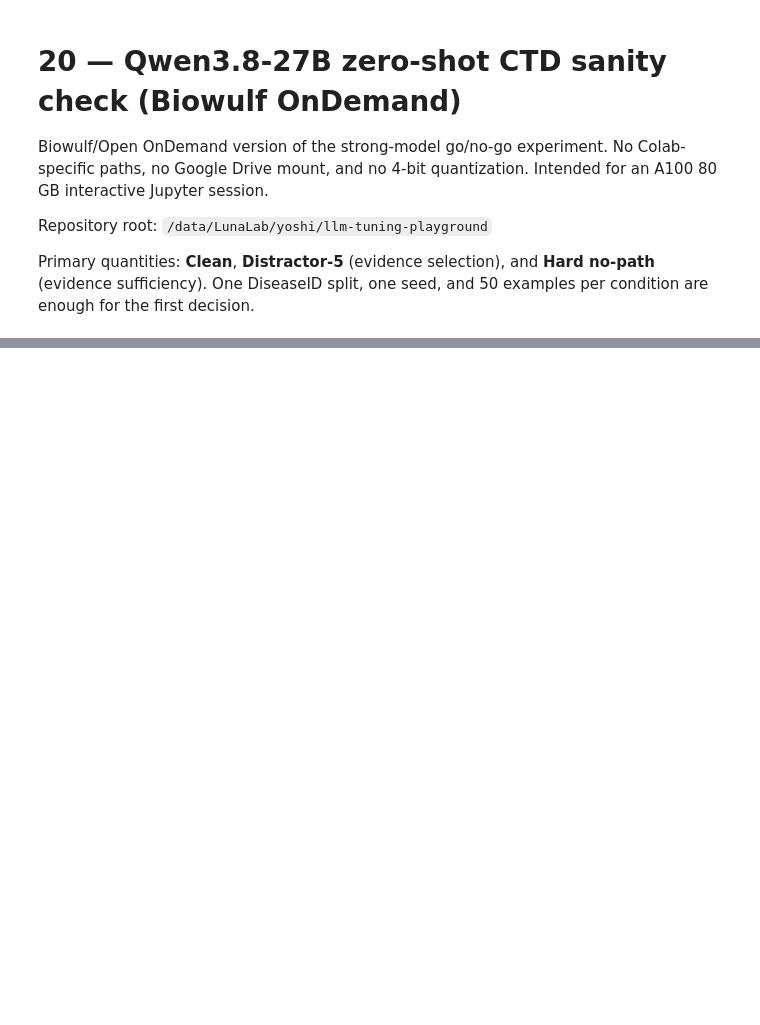
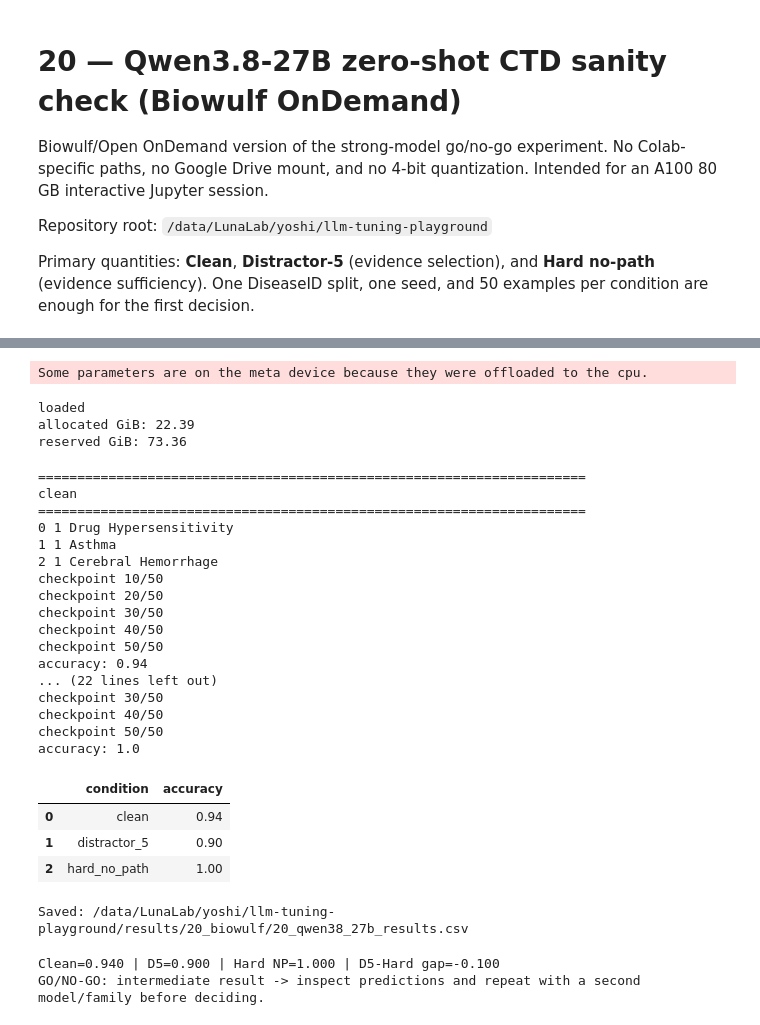
Before and after one commit to inoue0426/llm-post-training, a Jupyter notebook: notebooks/20_ctd_qwen38_27b_zero_shot_sanity_biowulf.ipynb, the cells around one changed output, grey strips where cells are left out. Cells and saved outputs as stored; diff of their text form; code cells hidden in the pictures; blank space fills up the shorter version.

```diff
--- a/notebooks/20_ctd_qwen38_27b_zero_shot_sanity_biowulf.ipynb
+++ b/notebooks/20_ctd_qwen38_27b_zero_shot_sanity_biowulf.ipynb
@@ -44,7 +62,7 @@ MODEL_NAME = 'Qwen/Qwen3.8-27B'
 SPLIT = 'DiseaseID'
 SEED = 1
 N_EVAL = 50
-MAX_NEW_TOKENS = 48
+MAX_NEW_TOKENS = 128
 
 assert torch.cuda.is_available(), 'No CUDA GPU is visible. Launch the OnDemand Jupyter session with an A100 GPU.'
 props = torch.cuda.get_device_properties(0)
@@ -179,8 +208,8 @@ print({k: len(v) for k, v in sets.items()})
 processor = AutoProcessor.from_pretrained(MODEL_NAME, trust_remote_code=True)
 model = AutoModelForMultimodalLM.from_pretrained(
     MODEL_NAME,
-    torch_dtype=torch.bfloat16,
-    device_map='auto',
+    dtype=torch.bfloat16,
+    device_map="auto",
     low_cpu_mem_usage=True,
     trust_remote_code=True,
 )
@@ -189,12 +218,21 @@ model.eval()
 print('loaded')
 print('allocated GiB:', round(torch.cuda.memory_allocated() / 1024**3, 2))
 print('reserved GiB:', round(torch.cuda.memory_reserved() / 1024**3, 2))
+# %% [output]
+Some parameters are on the meta device because they were offloaded to the cpu.
+loaded
+allocated GiB: 22.39
+reserved GiB: 73.36
 # %%
 def generate_one(prompt):
     messages = [{'role':'user', 'content':[{'type':'text', 'text':prompt}]}]
     inputs = processor.apply_chat_template(
-        messages, add_generation_prompt=True, tokenize=True,
-        return_dict=True, return_tensors='pt'
+        messages,
+        add_generation_prompt=True,
+        tokenize=True,
+        return_dict=True,
+        return_tensors="pt",
+        enable_thinking=False,
     )
     dev = next(model.parameters()).device
     inputs = {k: v.to(dev) if hasattr(v, 'to') else v for k, v in inputs.items()}
@@ -220,33 +258,56 @@ def score(item, pred):
 RESULT_CSV = OUT_DIR / '20_qwen38_27b_results.csv'
 SUMMARY_CSV = OUT_DIR / '20_qwen38_27b_summary.csv'
 
 rows = []
 for condition, items in sets.items():
     print('\n' + '=' * 70)
     print(condition)
     print('=' * 70)
     for i, item in enumerate(items):
         pred = generate_one(item['prompt'])
         ok = score(item, pred)
         rows.append({
             'model': MODEL_NAME, 'split': SPLIT, 'seed': SEED,
             'condition': condition, 'i': i, 'target': item['target'],
             'prediction': pred, 'correct': ok
         })
         if i < 3:
             print(i, ok, pred[:180])
         if (i + 1) % 10 == 0:
             pd.DataFrame(rows).to_csv(RESULT_CSV, index=False)
             print(f'checkpoint {i + 1}/{len(items)}')
     acc = np.mean([r['correct'] for r in rows if r['condition'] == condition])
     print('accuracy:', round(float(acc), 3))
 
 df = pd.DataFrame(rows)
 df.to_csv(RESULT_CSV, index=False)
 summary = df.groupby('condition', as_index=False).correct.mean().rename(columns={'correct':'accuracy'})
 summary.to_csv(SUMMARY_CSV, index=False)
 display(summary)
 print('Saved:', RESULT_CSV)
+# %% [output]
+======================================================================
+clean
+======================================================================
+0 1 Drug Hypersensitivity
+1 1 Asthma
+2 1 Cerebral Hemorrhage
+checkpoint 10/50
+checkpoint 20/50
+checkpoint 30/50
+checkpoint 40/50
+checkpoint 50/50
+accuracy: 0.94
+... (22 lines left out)
+checkpoint 30/50
+checkpoint 40/50
+checkpoint 50/50
+accuracy: 1.0
+|  | condition | accuracy |
+| 0 | clean | 0.94 |
+| 1 | distractor_5 | 0.90 |
+| 2 | hard_no_path | 1.00 |
+Saved: /data/LunaLab/yoshi/llm-tuning-playground/results/20_biowulf/20_qwen38_27b_results.csv
 # %%
 # Descriptive go/no-go rule — not a statistical test.
 m = dict(zip(summary.condition, summary.accuracy))
@@ -262,3 +323,6 @@ elif d5 >= 0.90 and hard <= 0.80:
     print('GO/NO-GO: clear selection-sufficiency dissociation persists -> worth continuing.')
 else:
     print('GO/NO-GO: intermediate result -> inspect predictions and repeat with a second model/family before deciding.')
+# %% [output]
+Clean=0.940 | D5=0.900 | Hard NP=1.000 | D5-Hard gap=-0.100
+GO/NO-GO: intermediate result -> inspect predictions and repeat with a second model/family before deciding.
```
Also changed, not shown: parts of 15 cells of this notebook, 11 other files.
